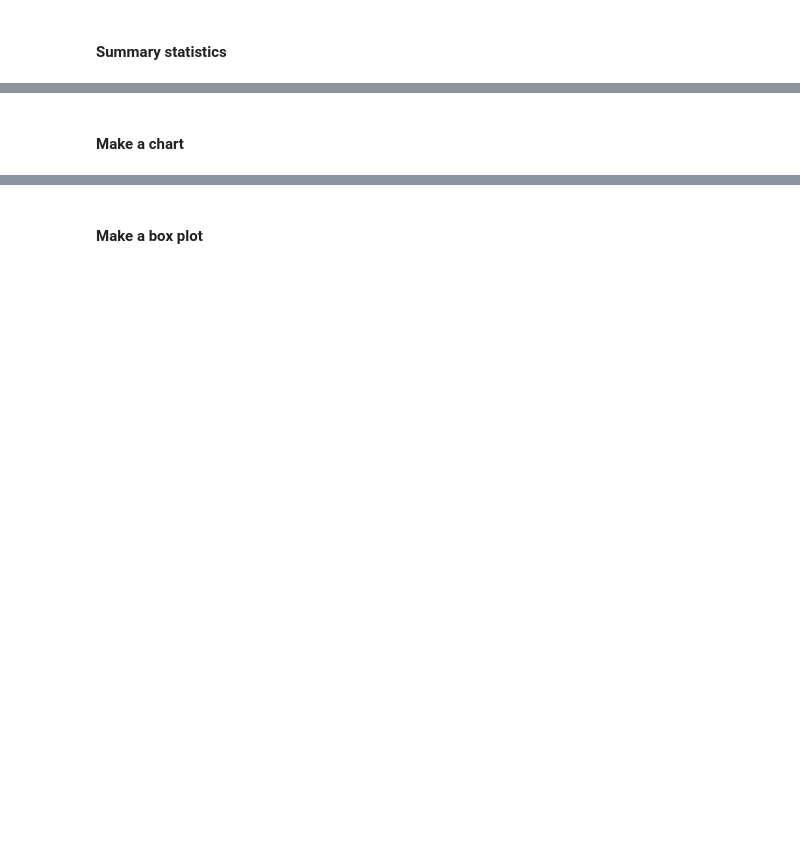
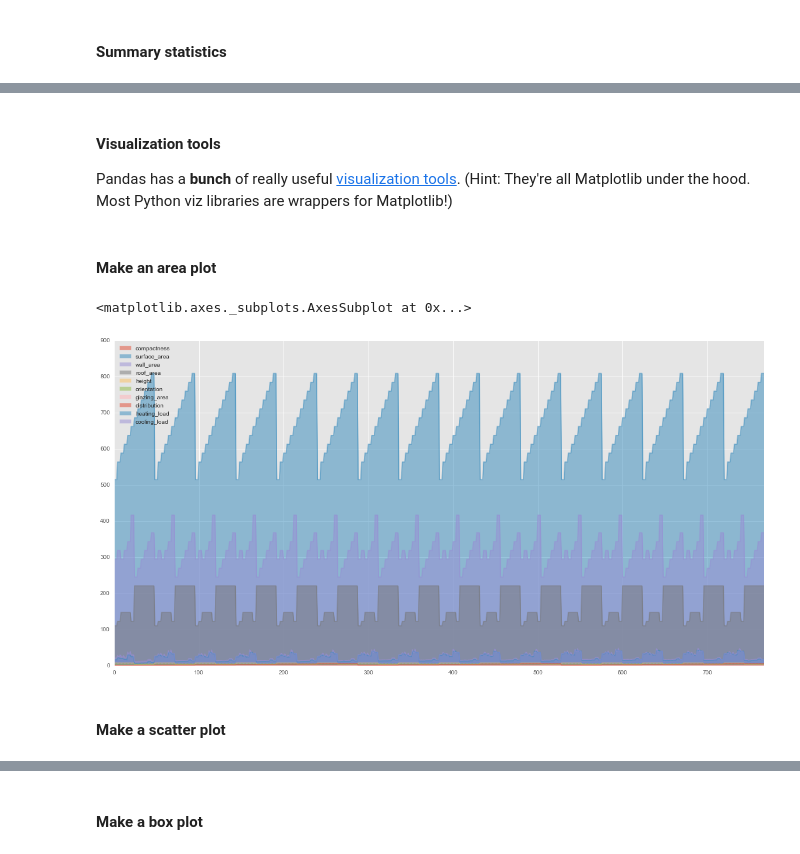
Before and after one commit to rebeccabilbro/viz, a Jupyter notebook: seaborn/energy_viz.ipynb, the cells around one changed output, grey strips where cells are left out. Saved outputs shown, nothing was run; the diff lists cells and outputs as text; code cells hidden in the pictures; blank space fills up the shorter version.

Commit message:
pandas, matplotlib, and seaborn demo

```diff
--- a/seaborn/energy_viz.ipynb
+++ b/seaborn/energy_viz.ipynb
@@ -45,2 +66,16 @@ energy.describe()
+# %% [markdown]
+#### Visualization tools
+
+Pandas has a __bunch__ of really useful [visualization tools](http://pandas.pydata.org/pandas-docs/stable/visualization.html). (Hint: They're all Matplotlib under the hood. Most Python viz libraries are wrappers for Matplotlib!)
+# %%
+# We can use the ggplot style with Matplotlib, which is a little bit nicer-looking than the standard style.
+matplotlib.style.use('ggplot')
+# %% [markdown]
+#### Make an area plot
+# %%
+energy.plot(kind='area', stacked=False,figsize=[20,10])
+# %% [output]
+<matplotlib.axes._subplots.AxesSubplot at 0x...>
+[figure, added]
 # %% [markdown]
-#### Make a chart
+#### Make a scatter plot
```
Also changed, not shown: parts of 33 cells of this notebook.
